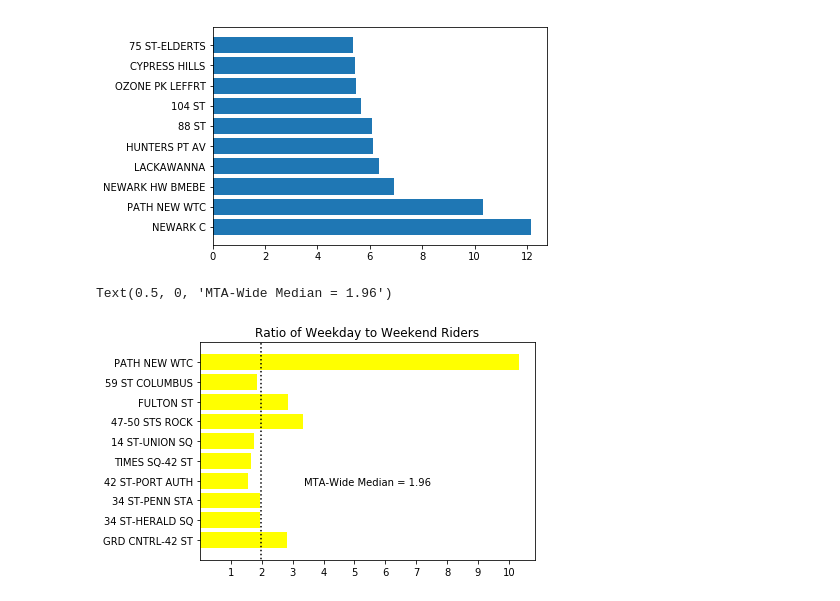
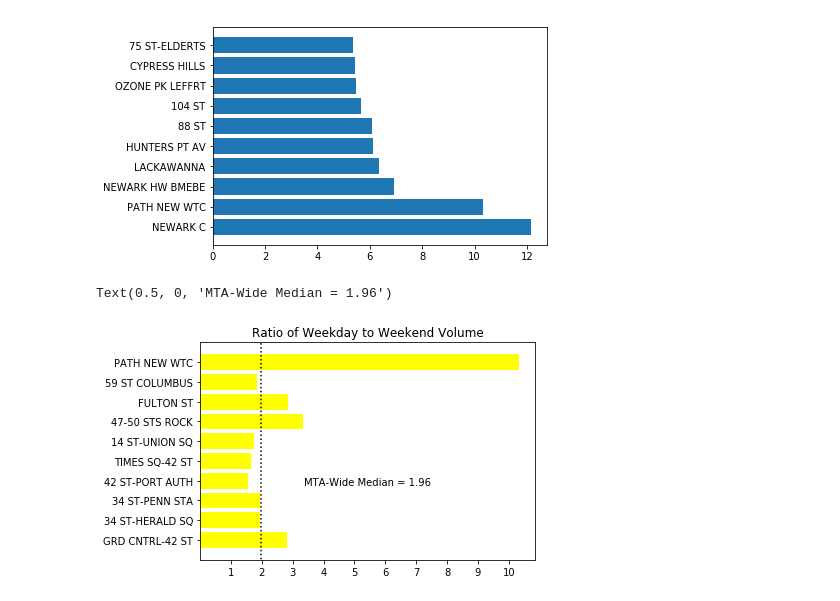
Before and after one commit to huge-reality/MTA_Project_Group_5, a Jupyter notebook: Weekdays Weekends1.ipynb, the cells around one changed output. Drawn from its saved outputs; the diff is of its cells as text; code cells hidden in the pictures.

Commit message:
Another visualization

```diff
--- a/Weekdays Weekends1.ipynb
+++ b/Weekdays Weekends1.ipynb
@@ -397,13 +397,13 @@ plt.barh(x,y)
 # %%
 ticks_x = np.linspace(1,10,10)
 new_x = diff2.index
 new_y = diff2.VOLUME
 plt.barh(new_x, new_y, color = 'yellow')
 plt.vlines(1.96,-3,15, linestyles = 'dotted')
 plt.gca().set_ylim(-1, 10)
 plt.xticks(ticks_x)
-plt.title('Ratio of Weekday to Weekend Riders')
+plt.title('Ratio of Weekday to Weekend Volume')
 plt.xlabel('MTA-Wide Median = 1.96', labelpad = -100)
 # %% [output]
 Text(0.5, 0, 'MTA-Wide Median = 1.96')
-[figure, old version]
+[figure, new version]
```
Also changed, not shown: parts of 3 cells of this notebook.
